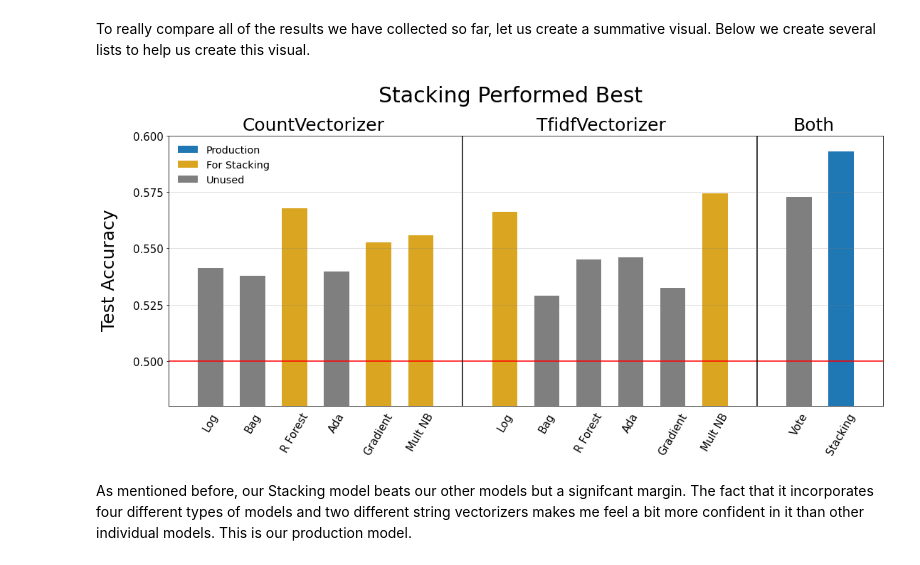
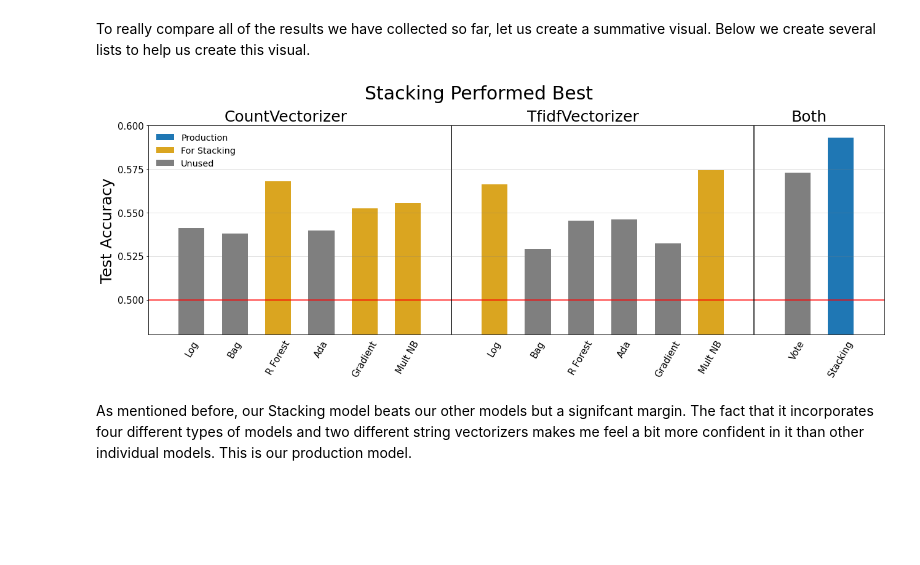
Before and after one commit to jguo052/NLP-Subreddit-Classification, a Jupyter notebook: 03_modeling.ipynb, the cells around one changed output. Saved outputs shown, nothing was run; the diff lists cells and outputs as text; code cells hidden in the pictures; blank space fills up the shorter version.

Commit message:
check readme images

```diff
--- a/03_modeling.ipynb
+++ b/03_modeling.ipynb
@@ -724,37 +724,38 @@ plt.bar(x_vals, unused_scores, width = 0.6, color = 'tab:grey', label = 'Unused'
 plt.xlim([0,17])
 plt.ylim([0.48,0.6])
 #plt.text(s = 'Models', size = 25, x= 8, y = 0.445)
-plt.text(s = 'Test Accuracy', size = 25, rotation = 90, x = -1.6, y = 0.515)
+#plt.text(s = 'Test Accuracy', size = 25, rotation = 90, x = -1.05, y = 0.515)
+plt.ylabel('Test Accuracy', size = 25)
 plt.tick_params(axis = 'x', bottom = False)
 
 # baseline accuracy
 plt.axhline(0.5, color = 'red')
 
 # plot subdivisions
 plt.axvline(7, color = 'black')
 plt.axvline(14, color = 'black')
 
 # subdivision titles
 plt.text(s = 'CountVectorizer', size = 25, x= 1.75, y = 0.6025)
 plt.text(s = 'TfidfVectorizer', size = 25, x= 8.75, y = 0.6025)
 plt.text(s = 'Both', size = 25, x= 14.85, y = 0.6025)
 
 # highlight runneru-ups
 #runner_ups = [model_scores[i] for i in [2,6,11,12]]
 #plt.bar([3,8,13,15], runner_ups, width = 0.6, color = 'tab:blue', alpha = 0.3)
 
 
 # grid
 plt.axhline(0.525, color = 'gray', alpha = 0.5, linewidth = 0.5)
 plt.axhline(0.55, color = 'gray', alpha = 0.5, linewidth = 0.5)
 plt.axhline(0.575, color = 'gray', alpha = 0.5, linewidth = 0.5)
 
 plt.legend(fontsize = 'x-large', frameon = False);
 
-#plt.tight_layout()
-#plt.savefig('images/iteration_scores.png');
+plt.tight_layout()
+plt.savefig('images/iteration_scores.png');
 # %% [output]
-[figure, old version]
+[figure, new version]
 # %% [markdown]
 As mentioned before, our Stacking model beats our other models but a signifcant margin. The fact that it incorporates four different types of models and two different string vectorizers makes me feel a bit more confident in it than other individual models. This is our production model.
 # %% [markdown]
```
Also changed, not shown: 2 other files.
